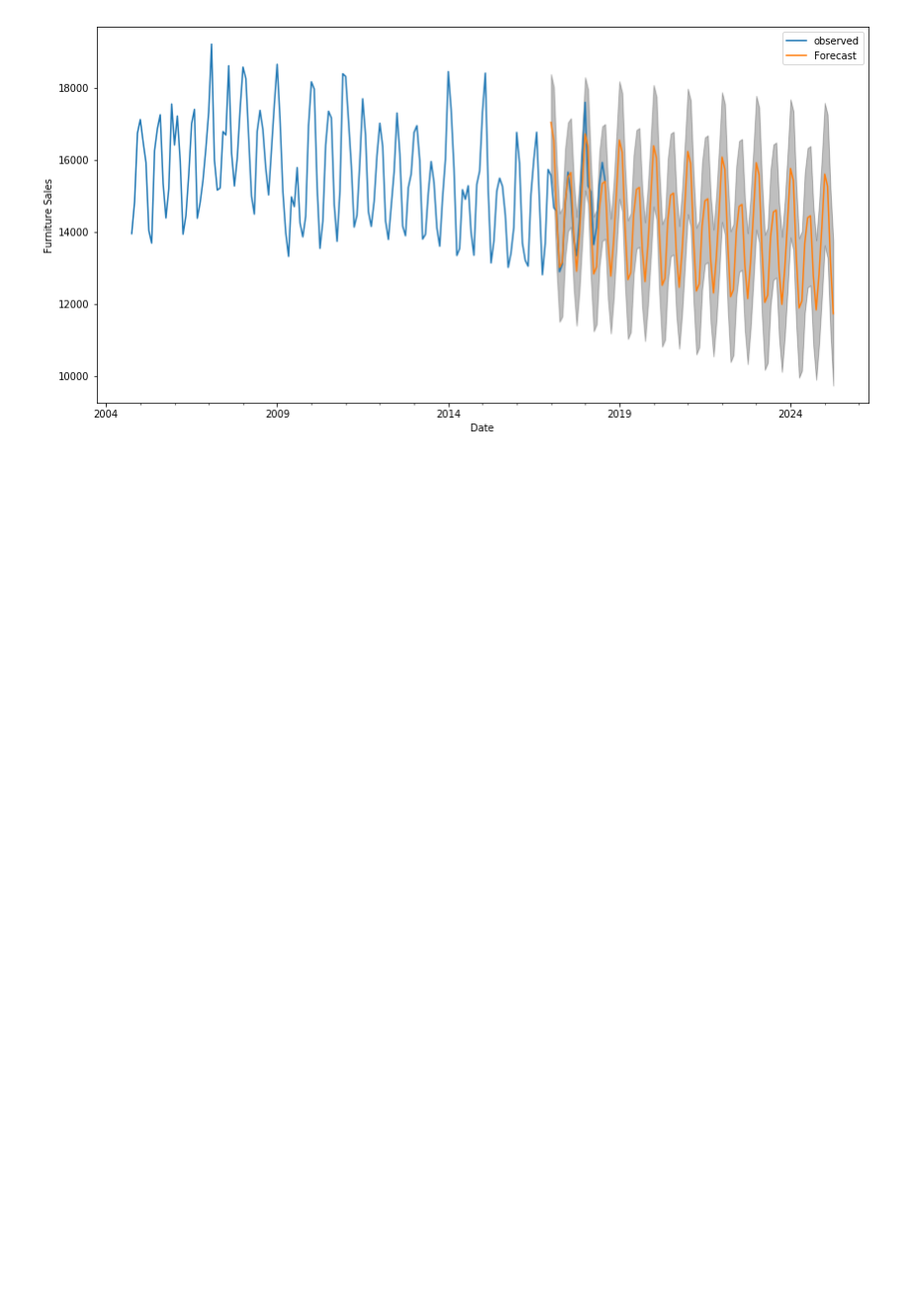
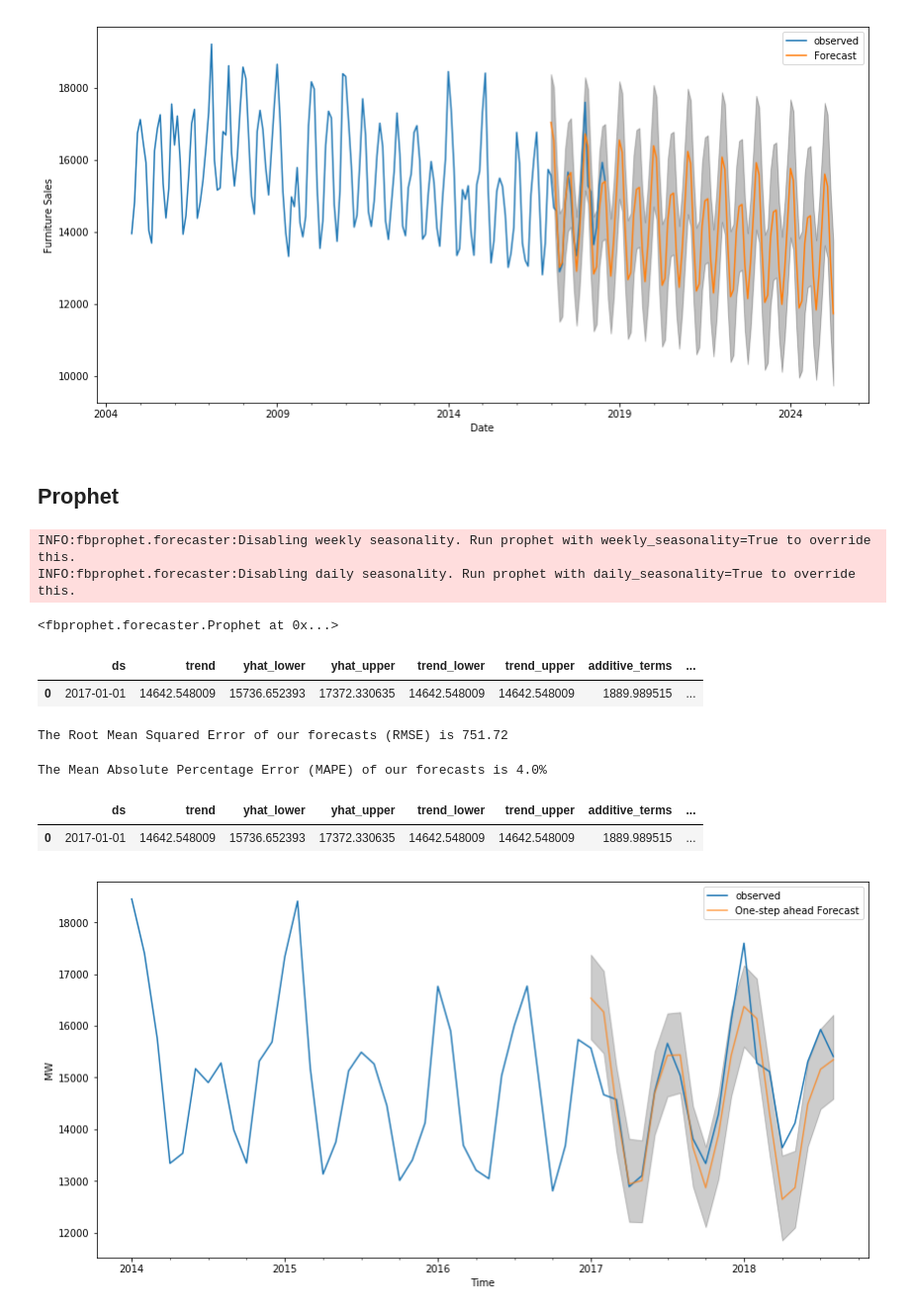
Before and after one commit to kaziahosunhabibripon/Time-Series, a Jupyter notebook: Energy-Consumption-2.ipynb, the cells around one changed output. Shown at 99% size. Drawn from its saved outputs; the diff is of its cells as text; code cells hidden in the pictures; blank space fills up the shorter version.

```diff
--- a/Energy-Consumption-2.ipynb
+++ b/Energy-Consumption-2.ipynb
@@ -176,3 +186,5 @@ plt.legend()
 plt.show()
 # %% [output]
 [figure]
+# %% [markdown]
+## Prophet
@@ -178,0 +193,7 @@ plt.show()
+# %%
+model = Prophet()
+model.fit(y_train_fb.rename(columns={'Time':'ds', 'MW':'y'}))
+# %% [output]
+INFO:fbprophet.forecaster:Disabling weekly seasonality. Run prophet with weekly_seasonality=True to override this.
+INFO:fbprophet.forecaster:Disabling daily seasonality. Run prophet with daily_seasonality=True to override this.
+<fbprophet.forecaster.Prophet at 0x...>
@@ -178,0 +202,40 @@ plt.show()
+# %%
+forecast_time=pd.DataFrame(y_test_fb['Time'])
+forecast_time.columns=['ds']
+# %%
+y_forecast_fb = model.predict(forecast_time)
+y_forecast_fb.head(1)
+# %% [output]
+|  | ds | trend | yhat_lower | yhat_upper | trend_lower | trend_upper | additive_terms | ... |
+| 0 | 2017-01-01 | 14642.548009 | 15736.652393 | 17372.330635 | 14642.548009 | 14642.548009 | 1889.989515 | ... |
+# %%
+RMSE(y_forecast_fb['yhat'],y_test_fb['MW'])
+# %% [output]
+The Root Mean Squared Error of our forecasts (RMSE) is 751.72
+# %%
+MAPE(y_forecast_fb['yhat'],y_test_fb['MW'])
+# %% [output]
+The Mean Absolute Percentage Error (MAPE) of our forecasts is 4.0%
+# %%
+y_forecast_fb.head(1)
+# %% [output]
+|  | ds | trend | yhat_lower | yhat_upper | trend_lower | trend_upper | additive_terms | ... |
+| 0 | 2017-01-01 | 14642.548009 | 15736.652393 | 17372.330635 | 14642.548009 | 14642.548009 | 1889.989515 | ... |
+# %%
+df1=pd.DataFrame(y_forecast_fb['yhat'])
+df2=df1.set_index(y_forecast_fb['ds'])
+# %%
+df3=pd.DataFrame(y_forecast_fb[['yhat_lower','yhat_upper']])
+df4=df3.set_index(y_forecast_fb['ds'])
+# %%
+ax = y['2014':].plot(label='observed')
+df2.iloc[:,0].plot(ax=ax, label='One-step ahead Forecast', alpha=.7, figsize=(14, 7))
+ax.fill_between(df4.index,
+                df4.iloc[:, 0],
+                df4.iloc[:, 1], color='k', alpha=.2)
+ax.set_xlabel('Time')
+ax.set_ylabel('MW')
+plt.legend()
+plt.show()
+# %% [output]
+[figure, added]
```
Also changed, not shown: parts of 10 cells of this notebook.
